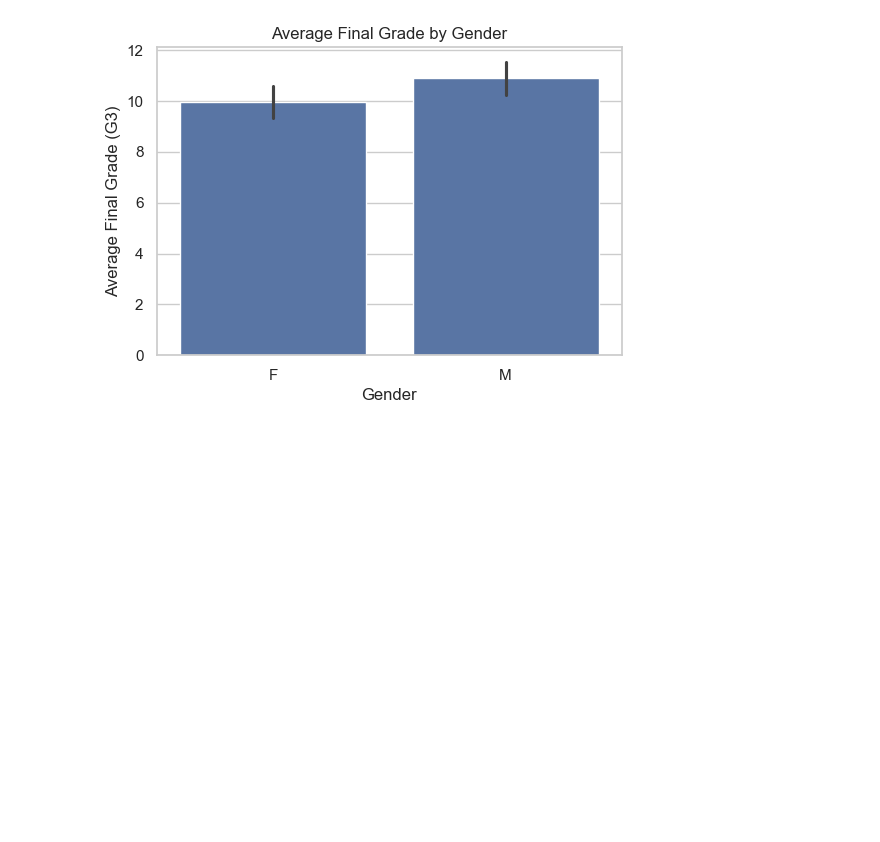
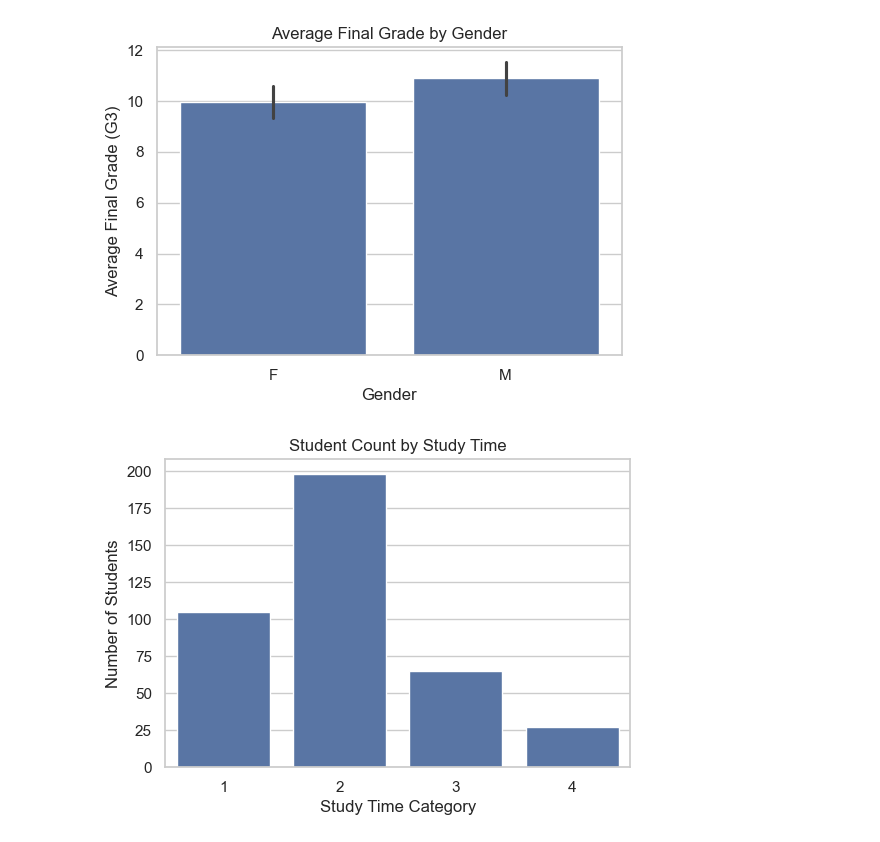
Before and after one commit to sushanth-poojary-1227/Student-performance-data-visualization, a Jupyter notebook: student_performance_visualization.ipynb, the cells around one changed output. Cells and saved outputs as stored; diff of their text form; code cells hidden in the pictures; blank space fills up the shorter version.

Commit message:
Count Plot Visualization 5 Student Count by Study Time

```diff
--- a/student_performance_visualization.ipynb
+++ b/student_performance_visualization.ipynb
@@ -126,3 +126,12 @@ plt.title("Average Final Grade by Gender")
 plt.show()
 # %% [output]
 [figure]
+# %%
+plt.figure(figsize=(6,4))
+sns.countplot(x="studytime", data=df)
+plt.xlabel("Study Time Category")
+plt.ylabel("Number of Students")
+plt.title("Student Count by Study Time")
+plt.show()
+# %% [output]
+[figure, added]
```
